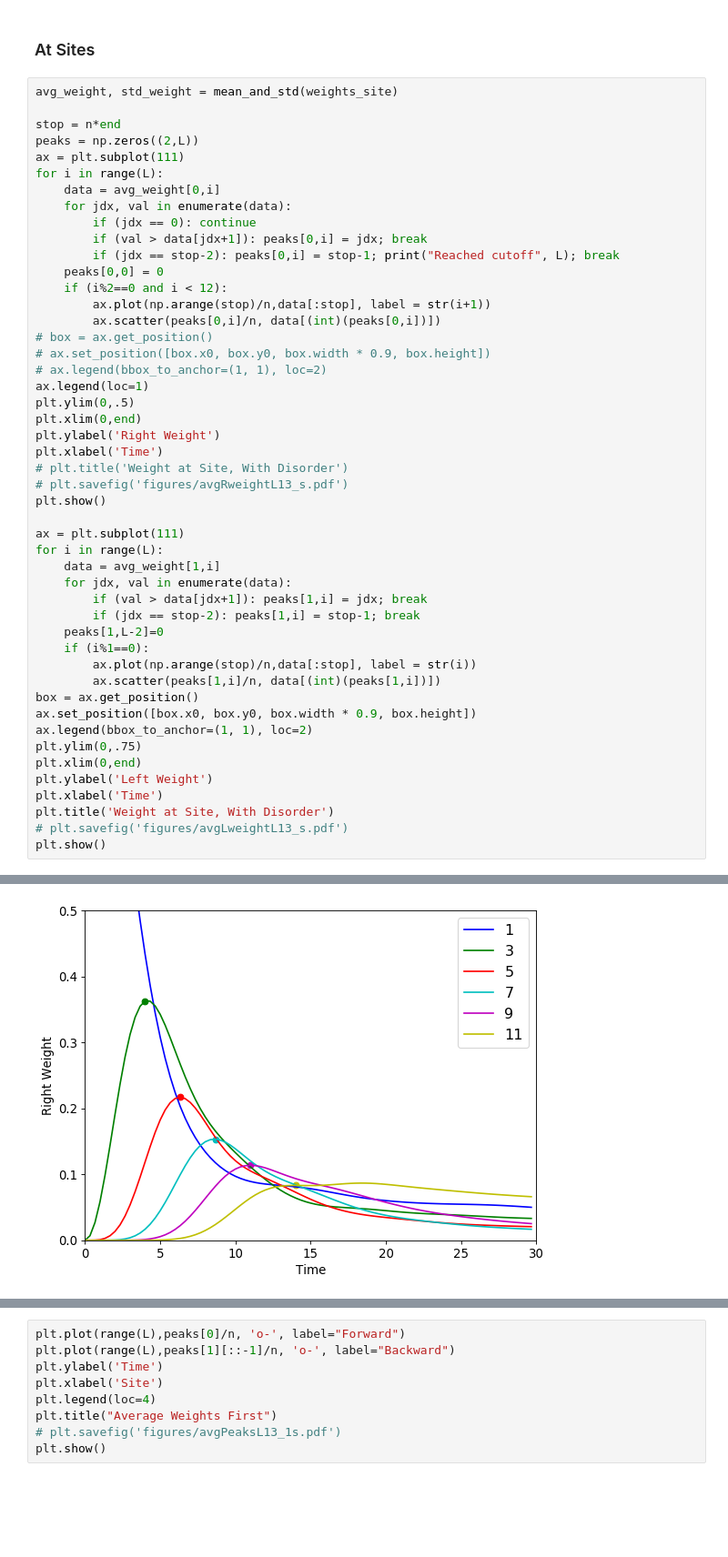
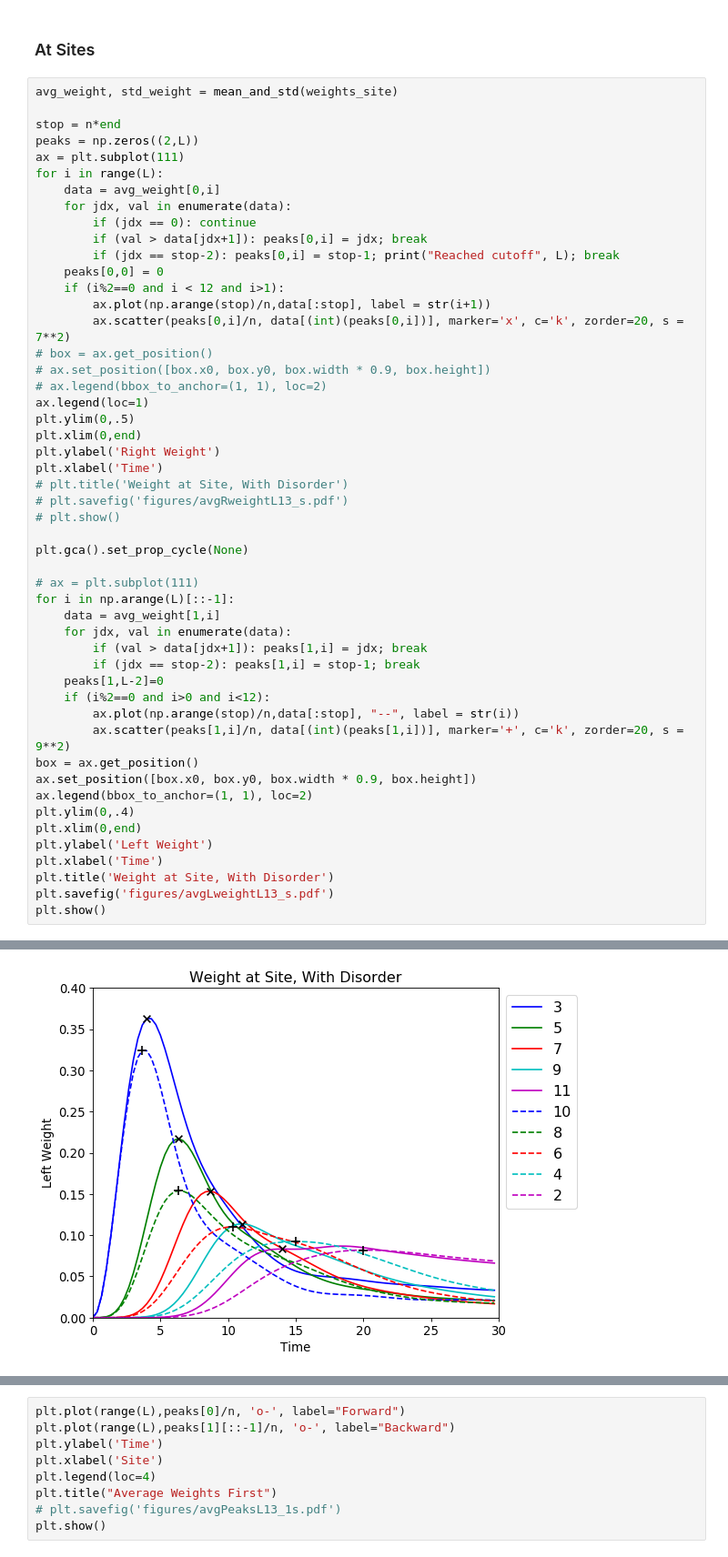
Before and after one commit to cnstahl/Asymmetric, a Jupyter notebook: python/Hamiltonian/Peaks13.ipynb, the cells around one changed output, grey strips where cells are left out. Shown at 91% size. Cells and saved outputs as stored; diff of their text form; blank space fills up the shorter version.

Commit message:
editing figure

```diff
--- a/python/Hamiltonian/Peaks13.ipynb
+++ b/python/Hamiltonian/Peaks13.ipynb
@@ -115,42 +115,44 @@ for i in range(L):
         if (val > data[jdx+1]): peaks[0,i] = jdx; break
         if (jdx == stop-2): peaks[0,i] = stop-1; print("Reached cutoff", L); break
     peaks[0,0] = 0
-    if (i%2==0 and i < 12):
+    if (i%2==0 and i < 12 and i>1):
         ax.plot(np.arange(stop)/n,data[:stop], label = str(i+1))
-        ax.scatter(peaks[0,i]/n, data[(int)(peaks[0,i])])
+        ax.scatter(peaks[0,i]/n, data[(int)(peaks[0,i])], marker='x', c='k', zorder=20, s = 7**2)
 # box = ax.get_position()
 # ax.set_position([box.x0, box.y0, box.width * 0.9, box.height])
 # ax.legend(bbox_to_anchor=(1, 1), loc=2)
 ax.legend(loc=1)
 plt.ylim(0,.5)
 plt.xlim(0,end)
 plt.ylabel('Right Weight')
 plt.xlabel('Time')
 # plt.title('Weight at Site, With Disorder')
 # plt.savefig('figures/avgRweightL13_s.pdf')
-plt.show()
+# plt.show()
 
-ax = plt.subplot(111)
-for i in range(L):
+plt.gca().set_prop_cycle(None)
+
+# ax = plt.subplot(111)
+for i in np.arange(L)[::-1]:
     data = avg_weight[1,i]
     for jdx, val in enumerate(data):
         if (val > data[jdx+1]): peaks[1,i] = jdx; break
         if (jdx == stop-2): peaks[1,i] = stop-1; break
     peaks[1,L-2]=0
-    if (i%1==0):
-        ax.plot(np.arange(stop)/n,data[:stop], label = str(i))
-        ax.scatter(peaks[1,i]/n, data[(int)(peaks[1,i])])
+    if (i%2==0 and i>0 and i<12):
+        ax.plot(np.arange(stop)/n,data[:stop], "--", label = str(i))
+        ax.scatter(peaks[1,i]/n, data[(int)(peaks[1,i])], marker='+', c='k', zorder=20, s = 9**2)
 box = ax.get_position()
 ax.set_position([box.x0, box.y0, box.width * 0.9, box.height])
 ax.legend(bbox_to_anchor=(1, 1), loc=2)
-plt.ylim(0,.75)
+plt.ylim(0,.4)
 plt.xlim(0,end)
 plt.ylabel('Left Weight')
 plt.xlabel('Time')
 plt.title('Weight at Site, With Disorder')
-# plt.savefig('figures/avgLweightL13_s.pdf')
+plt.savefig('figures/avgLweightL13_s.pdf')
 plt.show()
 # %% [output]
 Reached cutoff 13
 Reached cutoff 13
-[figure, old version]
+[figure, new version]
```
Also changed, not shown: parts of 3 cells of this notebook, 4 other files.
